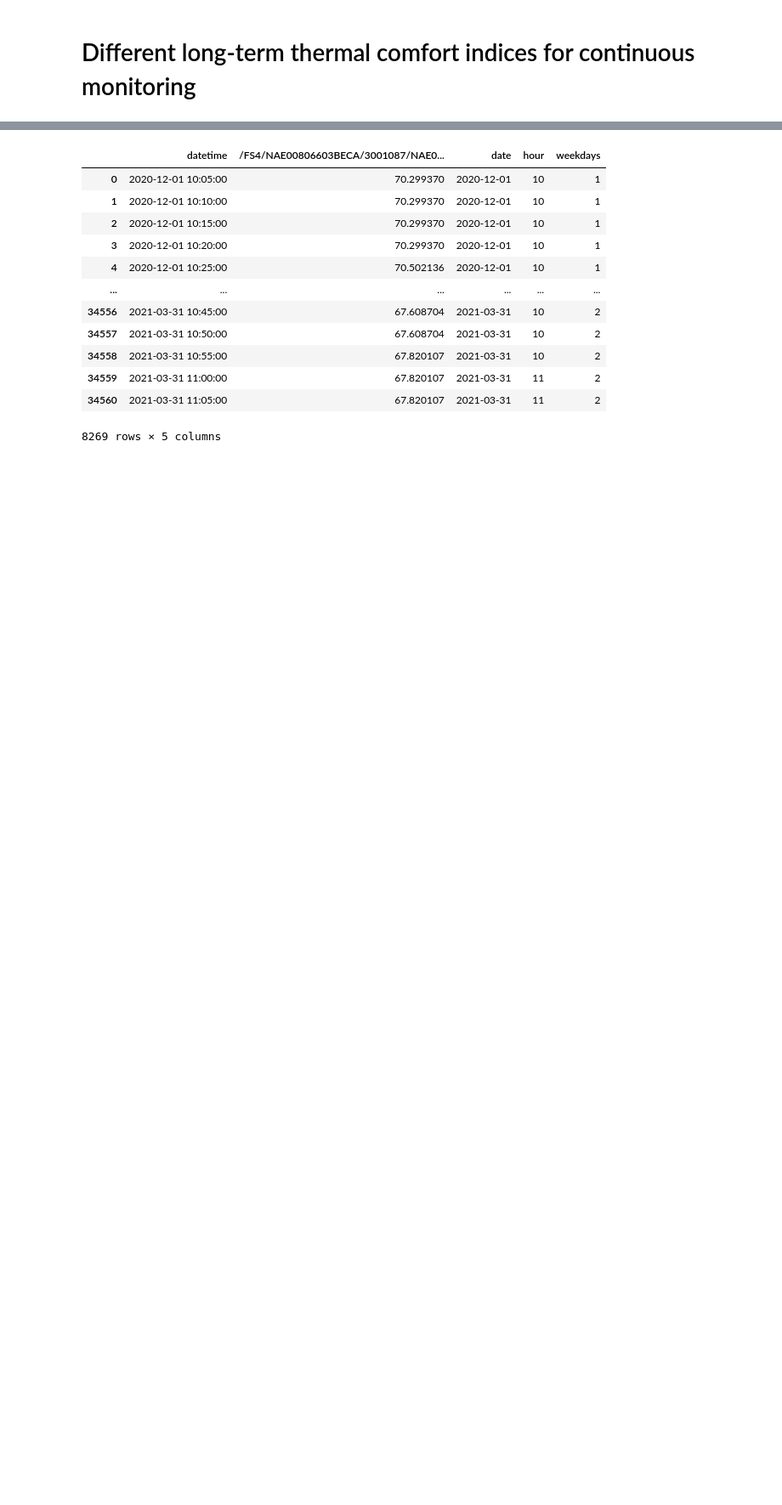
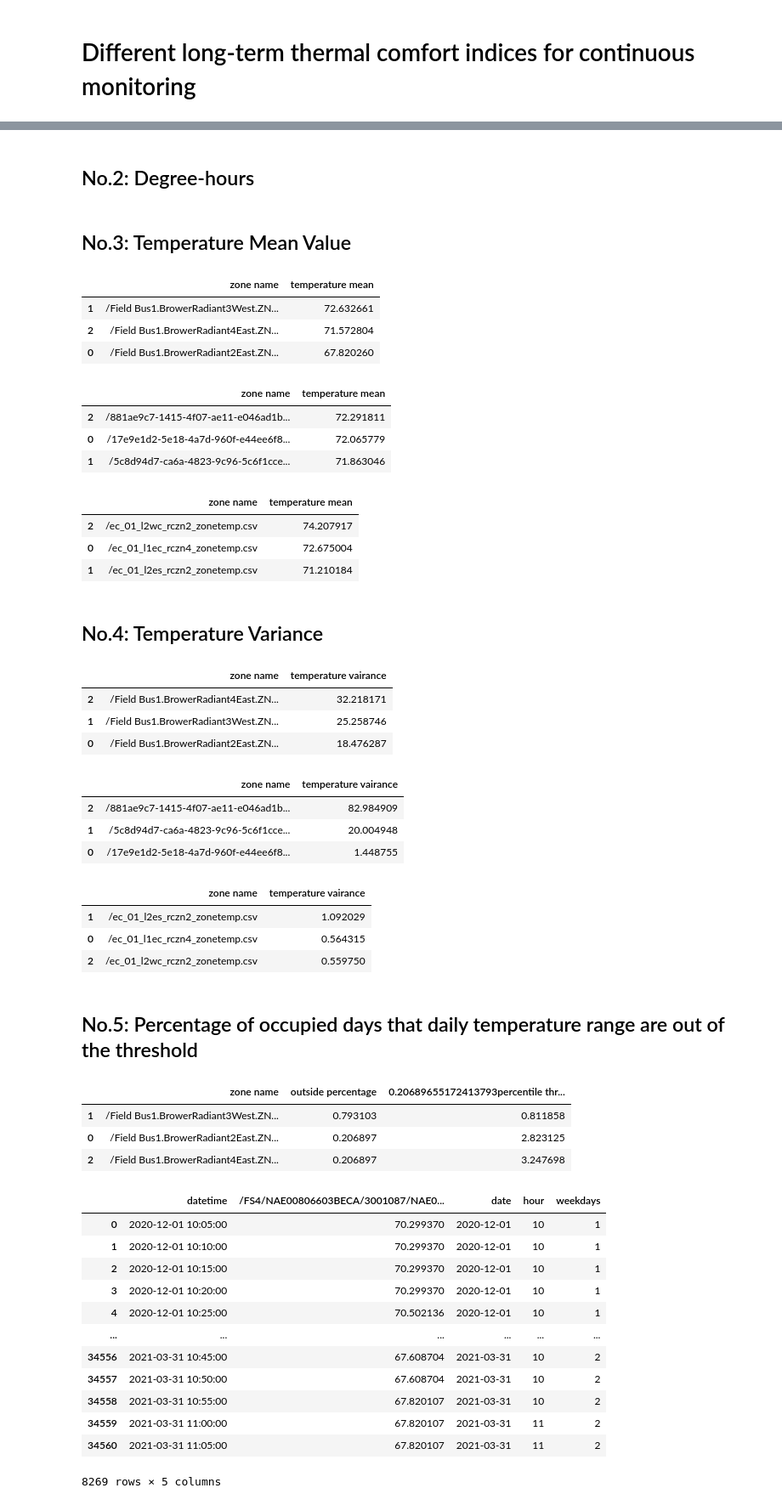
Before and after one commit to ruijis/mortardata_comfort_evaluation, a Jupyter notebook: scripts.ipynb, the cells around one changed output, grey strips where cells are left out. Shown: that part at 85% size. Saved outputs shown, nothing was run; the diff lists cells and outputs as text; code cells hidden in the pictures; blank space fills up the shorter version.

```diff
--- a/scripts.ipynb
+++ b/scripts.ipynb
@@ -101,0 +27,4 @@ df_range = df_max[temp] - df_min[temp]
+# %%
+DBC = '/Users/ruijisun/Box/Mortar zone and setpoint temperatures/20210727 Zone Temperature Data/DBC'
+SMC = '/Users/ruijisun/Box/Mortar zone and setpoint temperatures/20210727 Zone Temperature Data/SMC'
+SMUD = '/Users/ruijisun/Box/Mortar zone and setpoint temperatures/20210727 Zone Temperature Data/SMUD'
@@ -101,0 +52,4 @@ df_range = df_max[temp] - df_min[temp]
+# %% [markdown]
+## No.2: Degree-hours
+# %% [markdown]
+## No.3: Temperature Mean Value
@@ -101,0 +58,23 @@ df_range = df_max[temp] - df_min[temp]
+# %%
+temp_mean(9, 17, DBC)
+# %% [output]
+|  | zone name | temperature mean |
+| 1 | /Field Bus1.BrowerRadiant3West.ZN... | 72.632661 |
+| 2 | /Field Bus1.BrowerRadiant4East.ZN... | 71.572804 |
+| 0 | /Field Bus1.BrowerRadiant2East.ZN... | 67.820260 |
+# %%
+temp_mean(9, 17, SMC)
+# %% [output]
+|  | zone name | temperature mean |
+| 2 | /881ae9c7-1415-4f07-ae11-e046ad1b... | 72.291811 |
+| 0 | /17e9e1d2-5e18-4a7d-960f-e44ee6f8... | 72.065779 |
+| 1 | /5c8d94d7-ca6a-4823-9c96-5c6f1cce... | 71.863046 |
+# %%
+temp_mean(9, 17, SMUD)
+# %% [output]
+|  | zone name | temperature mean |
+| 2 | /ec_01_l2wc_rczn2_zonetemp.csv | 74.207917 |
+| 0 | /ec_01_l1ec_rczn4_zonetemp.csv | 72.675004 |
+| 1 | /ec_01_l2es_rczn2_zonetemp.csv | 71.210184 |
+# %% [markdown]
+## No.4: Temperature Variance
@@ -101,0 +83,24 @@ df_range = df_max[temp] - df_min[temp]
+# %%
+temp_var(9, 17, DBC)
+# %% [output]
+|  | zone name | temperature vairance |
+| 2 | /Field Bus1.BrowerRadiant4East.ZN... | 32.218171 |
+| 1 | /Field Bus1.BrowerRadiant3West.ZN... | 25.258746 |
+| 0 | /Field Bus1.BrowerRadiant2East.ZN... | 18.476287 |
+# %%
+# ？check
+temp_var(9, 17, SMC)
+# %% [output]
+|  | zone name | temperature vairance |
+| 2 | /881ae9c7-1415-4f07-ae11-e046ad1b... | 82.984909 |
+| 1 | /5c8d94d7-ca6a-4823-9c96-5c6f1cce... | 20.004948 |
+| 0 | /17e9e1d2-5e18-4a7d-960f-e44ee6f8... | 1.448755 |
+# %%
+temp_var(9, 17, SMUD)
+# %% [output]
+|  | zone name | temperature vairance |
+| 1 | /ec_01_l2es_rczn2_zonetemp.csv | 1.092029 |
+| 0 | /ec_01_l1ec_rczn4_zonetemp.csv | 0.564315 |
+| 2 | /ec_01_l2wc_rczn2_zonetemp.csv | 0.559750 |
+# %% [markdown]
+## No.5: Percentage of occupied days that daily temperature range are out of the threshold
@@ -101,0 +109,8 @@ df_range = df_max[temp] - df_min[temp]
+# %%
+e = '/Users/ruijisun/Desktop'
+temp_daily(9, 17, 0.8, DBC, e)
+# %% [output]
+|  | zone name | outside percentage | 0.20689655172413793percentile thr... |
+| 1 | /Field Bus1.BrowerRadiant3West.ZN... | 0.793103 | 0.811858 |
+| 0 | /Field Bus1.BrowerRadiant2East.ZN... | 0.206897 | 2.823125 |
+| 2 | /Field Bus1.BrowerRadiant4East.ZN... | 0.206897 | 3.247698 |
```
Also changed, not shown: parts of 36 cells of this notebook, 6 other files.
